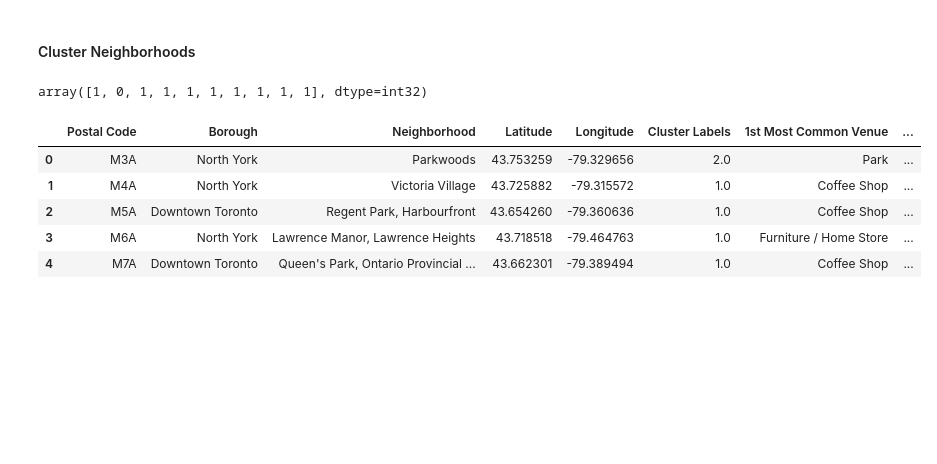
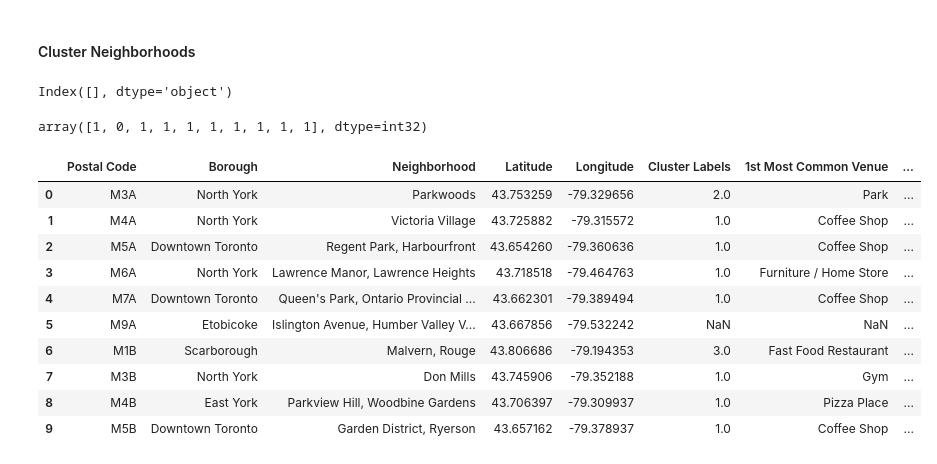
Before and after one commit to andresdq/Coursera_Capstone, a Jupyter notebook: Toronto neighborhood ADQ copy 2.ipynb, the cells around one changed output. Cells and saved outputs as stored; diff of their text form; code cells hidden in the pictures; blank space fills up the shorter version.

```diff
--- a/Toronto neighborhood ADQ copy 2.ipynb
+++ b/Toronto neighborhood ADQ copy 2.ipynb
@@ -467,13 +467,13 @@ for ind in np.arange(num_top_venues):
         columns.append('{}th Most Common Venue'.format(ind+1))
 
 # create a new dataframe
-neigh_venues_sorted = pd.DataFrame(columns=columns)
-neigh_venues_sorted['Neighborhood'] = toronto_grouped['Neighborhood']
+neighborhood_venues_sorted = pd.DataFrame(columns=columns)
+neighborhood_venues_sorted['Neighborhood'] = toronto_grouped['Neighborhood']
 
 for ind in np.arange(toronto_grouped.shape[0]):
-    neigh_venues_sorted.iloc[ind, 1:] = return_most_common_venues(toronto_grouped.iloc[ind, :], num_top_venues)
+    neighborhood_venues_sorted.iloc[ind, 1:] = return_most_common_venues(toronto_grouped.iloc[ind, :], num_top_venues)
 
-neigh_venues_sorted.head()
+neighborhood_venues_sorted.head()
 # %% [output]
 |  | Neighborhood | 1st Most Common Venue | 2nd Most Common Venue | 3rd Most Common Venue | 4th Most Common Venue | ... |
 | 0 | Agincourt | Latin American Restaurant | Clothing Store | Lounge | Breakfast Spot | ... |
@@ -483,6 +483,12 @@ neigh_venues_sorted.head()
 | 4 | Bedford Park, Lawrence Manor East | Sandwich Place | Coffee Shop | Italian Restaurant | Restaurant | ... |
 # %% [markdown]
 #### Cluster Neighborhoods
+# %%
+# NaN values?
+
+neighborhood_venues_sorted.columns[neighborhood_venues_sorted.isnull().any()]
+# %% [output]
+Index([], dtype='object')
 # %%
 # set number of clusters
 kclusters = 5
@@ -499,19 +505,24 @@ array([1, 0, 1, 1, 1, 1, 1, 1, 1, 1], dtype=int32)
 # %%
 # create new dataframe
 
 # add clustering labels
-neigh_venues_sorted.insert(0, 'Cluster Labels', kmeans.labels_)
+neighborhood_venues_sorted.insert(0, 'Cluster Labels', kmeans.labels_)
 
 toronto_merged = torocoordf
 
 # merge toronto_grouped with toronto_data to add latitude/longitude for each neighborhood
-toronto_merged = toronto_merged.join(neigh_venues_sorted.set_index('Neighborhood'), on='Neighborhood')
+toronto_merged = toronto_merged.join(neighborhood_venues_sorted.set_index('Neighborhood'), on='Neighborhood')
 
-toronto_merged.head() # check the last columns!
+toronto_merged.head(10) # check the last columns!
 # %% [output]
 |  | Postal Code | Borough | Neighborhood | Latitude | Longitude | Cluster Labels | 1st Most Common Venue | ... |
 | 0 | M3A | North York | Parkwoods | 43.753259 | -79.329656 | 2.0 | Park | ... |
 | 1 | M4A | North York | Victoria Village | 43.725882 | -79.315572 | 1.0 | Coffee Shop | ... |
 | 2 | M5A | Downtown Toronto | Regent Park, Harbourfront | 43.654260 | -79.360636 | 1.0 | Coffee Shop | ... |
 | 3 | M6A | North York | Lawrence Manor, Lawrence Heights | 43.718518 | -79.464763 | 1.0 | Furniture / Home Store | ... |
 | 4 | M7A | Downtown Toronto | Queen's Park, Ontario Provincial ... | 43.662301 | -79.389494 | 1.0 | Coffee Shop | ... |
+| 5 | M9A | Etobicoke | Islington Avenue, Humber Valley V... | 43.667856 | -79.532242 | NaN | NaN | ... |
+| 6 | M1B | Scarborough | Malvern, Rouge | 43.806686 | -79.194353 | 3.0 | Fast Food Restaurant | ... |
+| 7 | M3B | North York | Don Mills | 43.745906 | -79.352188 | 1.0 | Gym | ... |
+| 8 | M4B | East York | Parkview Hill, Woodbine Gardens | 43.706397 | -79.309937 | 1.0 | Pizza Place | ... |
+| 9 | M5B | Downtown Toronto | Garden District, Ryerson | 43.657162 | -79.378937 | 1.0 | Coffee Shop | ... |
```
Also changed, not shown: parts of 18 cells of this notebook.
